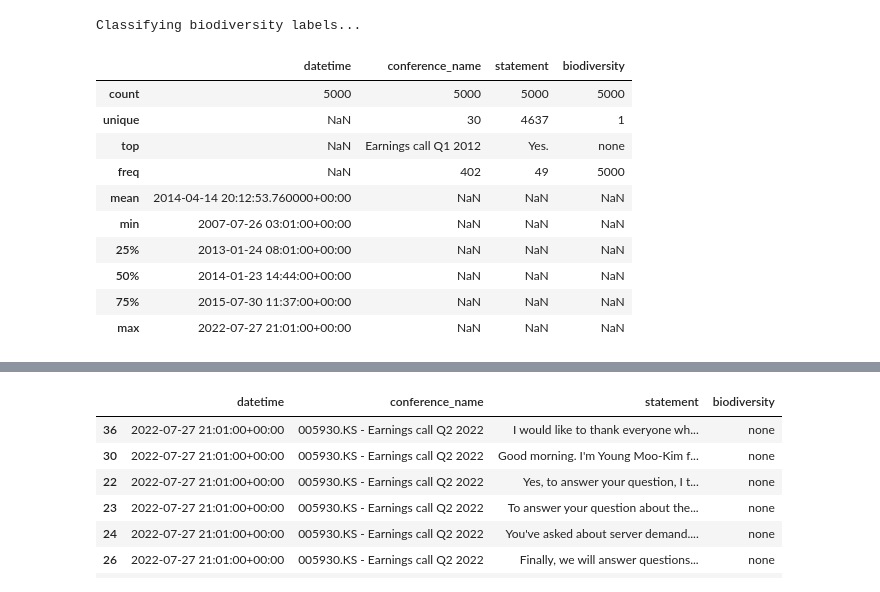
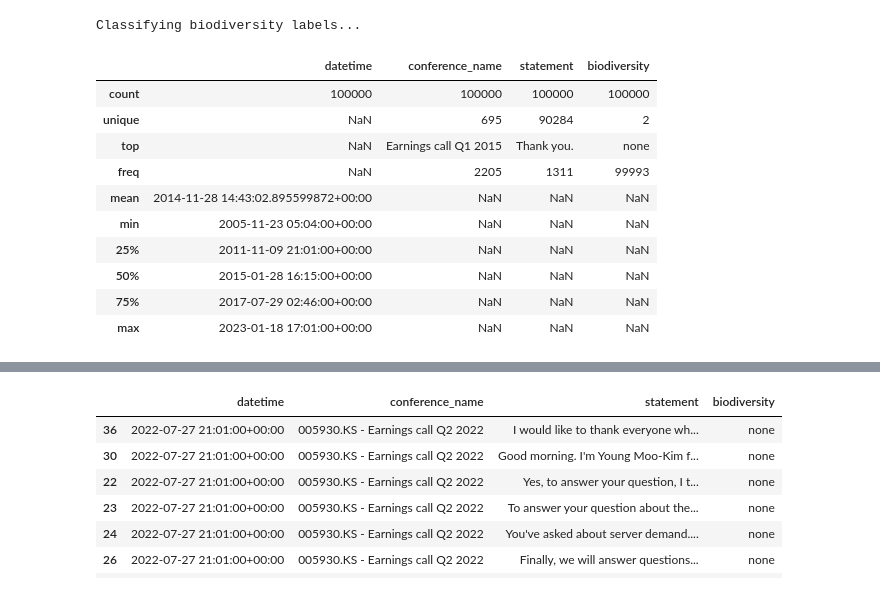
Before and after one commit to jkammering97/neo4j_repository, a Jupyter notebook: analysis.ipynb, the cells around one changed output, grey strips where cells are left out. Cells and saved outputs as stored; diff of their text form; code cells hidden in the pictures.

```diff
--- a/analysis.ipynb
+++ b/analysis.ipynb
@@ -115,19 +115,19 @@ df_ = classify_df(df, text_column='statement', pipe=pipe_biodiversity, pipe_name
 # %% [output]
 Classifying biodiversity labels...
 # %%
-df.describe()
+df_.describe()
 # %% [output]
 |  | datetime | conference_name | statement | biodiversity |
-| count | 5000 | 5000 | 5000 | 5000 |
-| unique | NaN | 30 | 4637 | 1 |
-| top | NaN | Earnings call Q1 2012 | Yes. | none |
-| freq | NaN | 402 | 49 | 5000 |
-| mean | 2014-04-14 20:12:53.760000+00:00 | NaN | NaN | NaN |
-| min | 2007-07-26 03:01:00+00:00 | NaN | NaN | NaN |
-| 25% | 2013-01-24 08:01:00+00:00 | NaN | NaN | NaN |
-| 50% | 2014-01-23 14:44:00+00:00 | NaN | NaN | NaN |
-| 75% | 2015-07-30 11:37:00+00:00 | NaN | NaN | NaN |
-| max | 2022-07-27 21:01:00+00:00 | NaN | NaN | NaN |
+| count | 100000 | 100000 | 100000 | 100000 |
+| unique | NaN | 695 | 90284 | 2 |
+| top | NaN | Earnings call Q1 2015 | Thank you. | none |
+| freq | NaN | 2205 | 1311 | 99993 |
+| mean | 2014-11-28 14:43:02.895599872+00:00 | NaN | NaN | NaN |
+| min | 2005-11-23 05:04:00+00:00 | NaN | NaN | NaN |
+| 25% | 2011-11-09 21:01:00+00:00 | NaN | NaN | NaN |
+| 50% | 2015-01-28 16:15:00+00:00 | NaN | NaN | NaN |
+| 75% | 2017-07-29 02:46:00+00:00 | NaN | NaN | NaN |
+| max | 2023-01-18 17:01:00+00:00 | NaN | NaN | NaN |
 # %%
 df_['biodiversity'].value_counts()
 # %% [output]
```
Also changed, not shown: parts of 2 cells of this notebook.
